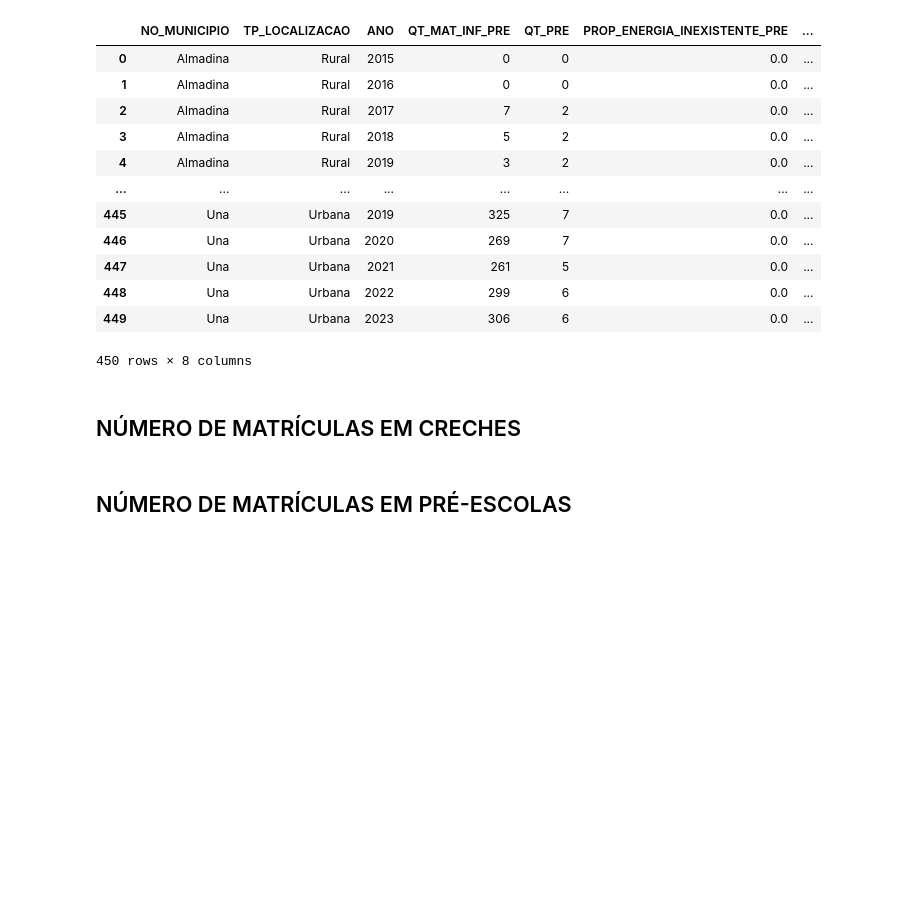
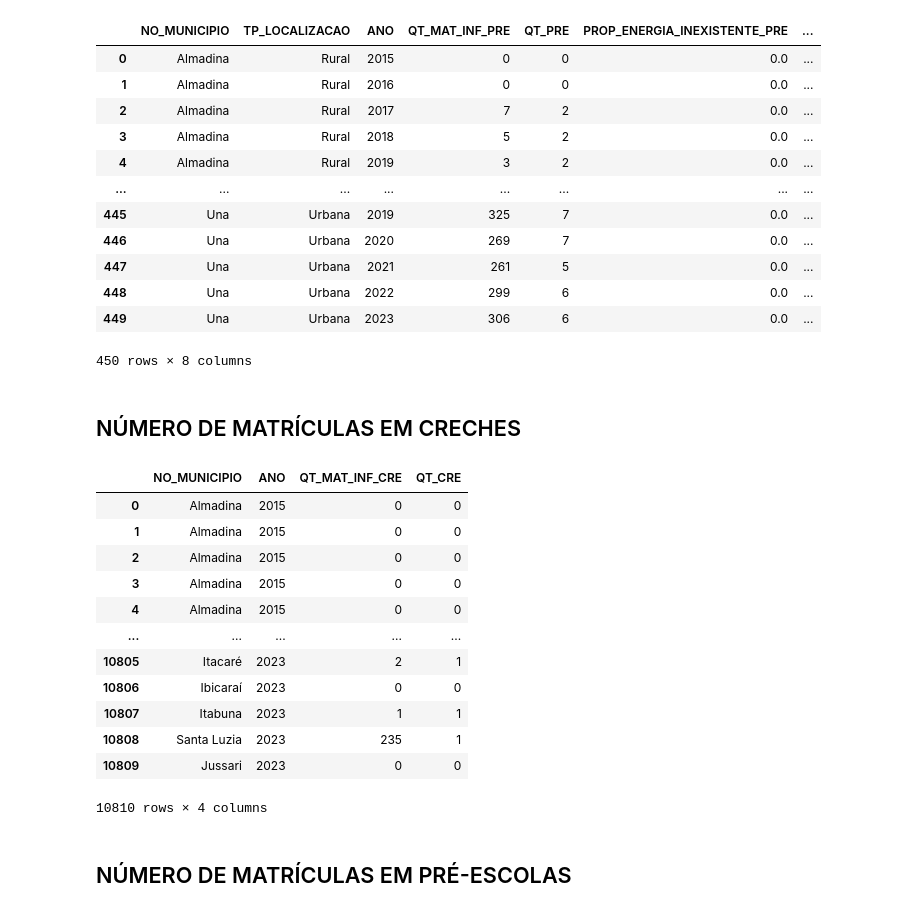
Before and after one commit to matheusssilva991/tj_educacao, a Jupyter notebook: src/tmp.ipynb, the cells around one changed output. Saved outputs shown, nothing was run; the diff lists cells and outputs as text; code cells hidden in the pictures; blank space fills up the shorter version.

```diff
--- a/src/tmp.ipynb
+++ b/src/tmp.ipynb
@@ -275,5 +275,35 @@ df_estab_pre
 450 rows × 8 columns
 # %% [markdown]
 ## NÚMERO DE MATRÍCULAS EM CRECHES
+# %%
+columns_to_replace = [
+    "TP_DEPENDENCIA",
+]
+columns = ["QT_MAT_INF_CRE"] + columns_to_replace
+
+df_matr_cre = df[["NO_MUNICIPIO", "ANO"] + columns].copy()
+
+df_matr_cre = replace_sim_nao_to_binary(df_matr_cre, columns_to_replace)
+df_matr_cre = replace_nao_aplicavel(df_matr_cre, columns)
+df_matr_cre["QT_CRE"] = df_matr_cre["QT_MAT_INF_CRE"].apply(
+    lambda x: 1 if x > 0 else 0
+)
+
+df_matr_cre = df_matr_cre.drop(columns=columns_to_replace)
+df_matr_cre
+# %% [output]
+|  | NO_MUNICIPIO | ANO | QT_MAT_INF_CRE | QT_CRE |
+| 0 | Almadina | 2015 | 0 | 0 |
+| 1 | Almadina | 2015 | 0 | 0 |
+| 2 | Almadina | 2015 | 0 | 0 |
+| 3 | Almadina | 2015 | 0 | 0 |
+| 4 | Almadina | 2015 | 0 | 0 |
+| ... | ... | ... | ... | ... |
+| 10805 | Itacaré | 2023 | 2 | 1 |
+| 10806 | Ibicaraí | 2023 | 0 | 0 |
+| 10807 | Itabuna | 2023 | 1 | 1 |
+| 10808 | Santa Luzia | 2023 | 235 | 1 |
+| 10809 | Jussari | 2023 | 0 | 0 |
+10810 rows × 4 columns
 # %% [markdown]
 ## NÚMERO DE MATRÍCULAS EM PRÉ-ESCOLAS
```
